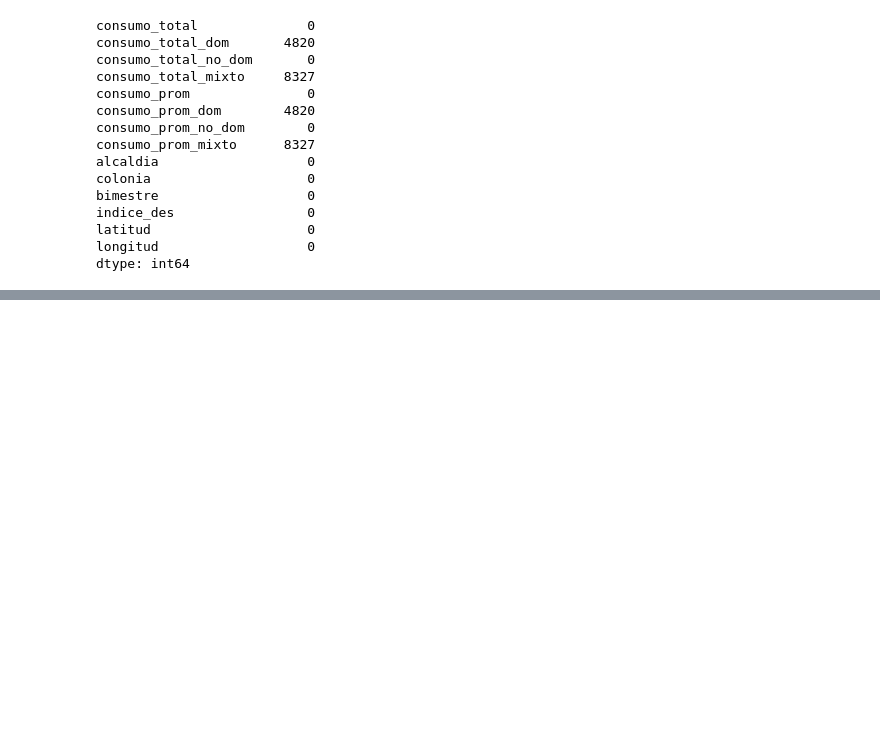
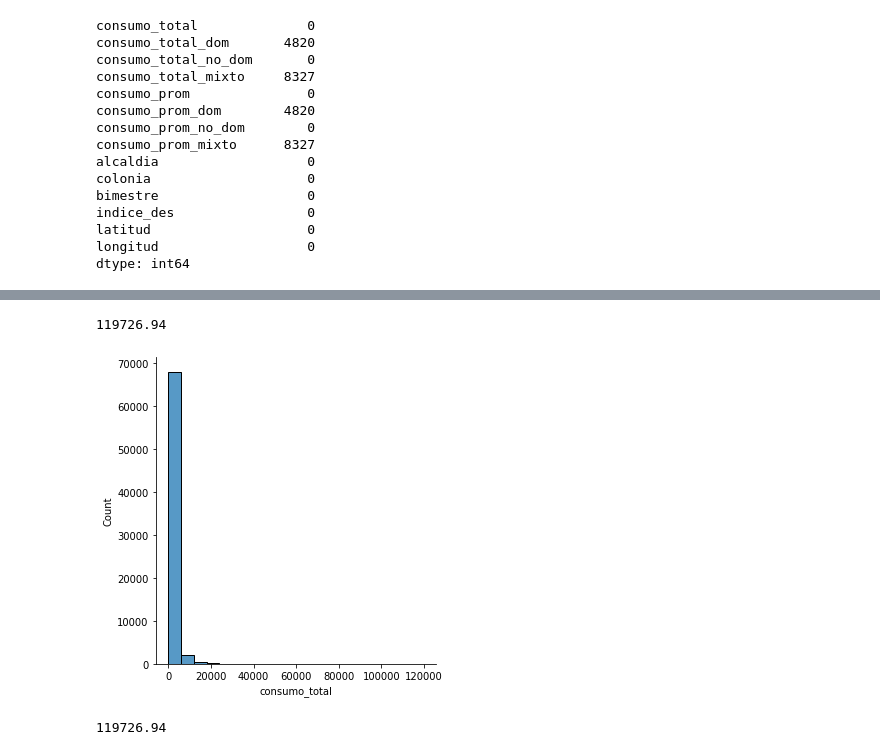
Before and after one commit to ElenaVillano/eda_geda_conagua, a Jupyter notebook: Ele_graphics.ipynb, the cells around one changed output, grey strips where cells are left out. Saved outputs shown, nothing was run; the diff lists cells and outputs as text; code cells hidden in the pictures; blank space fills up the shorter version.

```diff
--- a/Ele_graphics.ipynb
+++ b/Ele_graphics.ipynb
@@ -122,0 +171,10 @@ dtype: int64
+# %%
+sns.displot( df["consumo_total"], bins=20 )
+df.consumo_total.max()
+# %% [output]
+119726.94
+[figure, added]
+# %%
+df.consumo_total.max()
+# %% [output]
+119726.94
```
Also changed, not shown: parts of 8 cells of this notebook.
